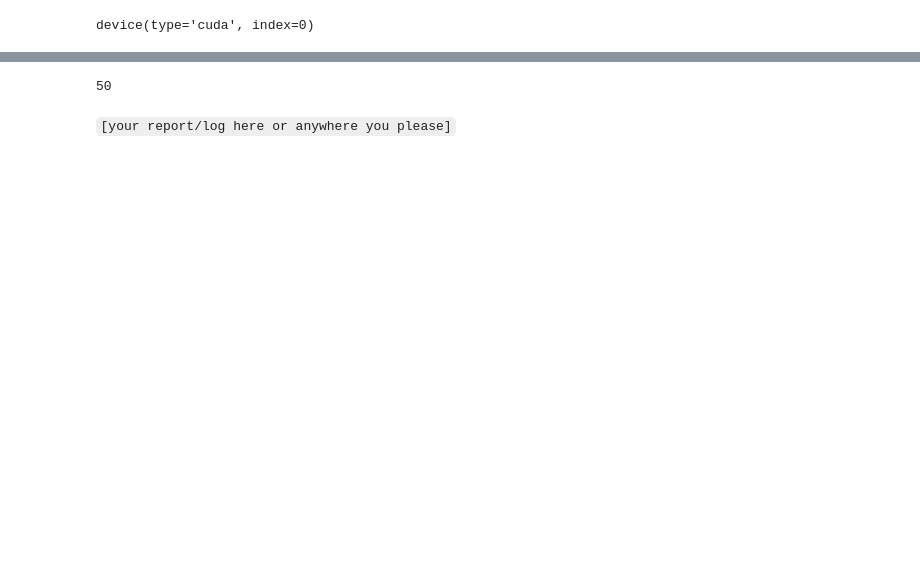
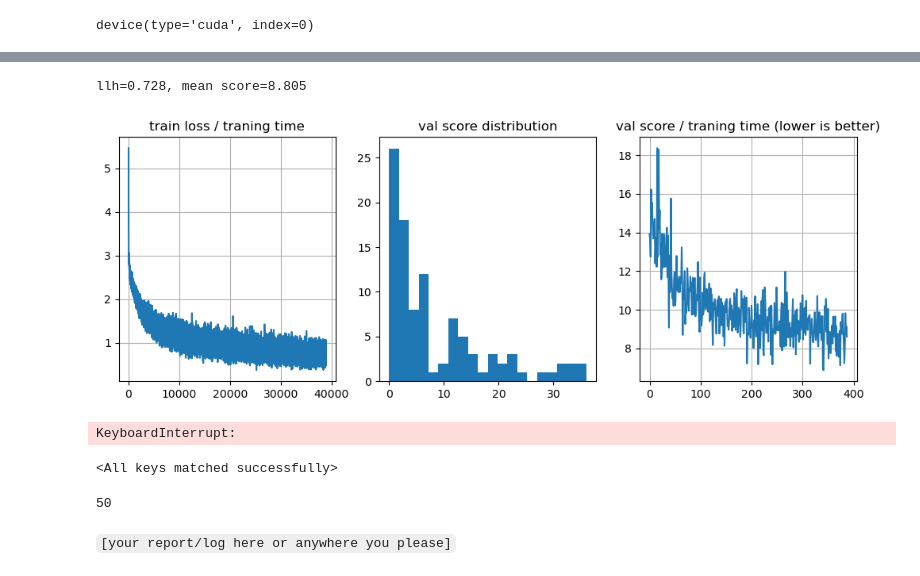
Before and after one commit to g0djan/Practical_RL, a Jupyter notebook: week07_seq2seq/practice_torch.ipynb, the cells around one changed output, grey strips where cells are left out. Cells and saved outputs as stored; diff of their text form; code cells hidden in the pictures; blank space fills up the shorter version.

```diff
--- a/week07_seq2seq/practice_torch.ipynb
+++ b/week07_seq2seq/practice_torch.ipynb
@@ -946,0 +1061,52 @@ llh=0.872, mean score=7.020
+# %%
+# loss_history = []
+# editdist_history = []
+# entropy_history = []
+# model = NewTranslationModel(inp_voc, out_voc, 64, 256)
+# opt = torch.optim.Adam(model.parameters())
+crossed_threshold = False
+count = 0
+for i in trange(50000):
+    loss = compute_loss_on_batch(*sample_batch(train_words, word_to_translation, 32))
+
+    # train with backprop
+    loss.backward()
+    total_norm = nn.utils.clip_grad_norm_(model.parameters(), max_norm=1)
+    # if total_norm > 0.8:
+    #     crossed_threshold = True
+
+    # if crossed_threshold:
+    #     count += 1
+    #     print("0.8 was crossed by total norm: ", count, i)
+    # print("total norm: ", float(total_norm))
+
+
+    opt.step()
+    opt.zero_grad()
+
+    loss_history.append(loss.item())
+
+    if (i+1) % REPORT_FREQ == 0:
+        clear_output(True)
+
+        current_scores = score(test_words)
+        editdist_history.append(current_scores.mean())
+        print("llh=%.3f, mean score=%.3f" %
+              (np.mean(loss_history[-10:]), np.mean(editdist_history[-10:])))
+        plt.figure(figsize=(12, 4))
+        plt.subplot(131)
+        plt.title('train loss / traning time')
+        plt.plot(loss_history)
+        plt.grid()
+        plt.subplot(132)
+        plt.title('val score distribution')
+        plt.hist(current_scores, bins=20)
+        plt.subplot(133)
+        plt.title('val score / traning time (lower is better)')
+        plt.plot(editdist_history)
+        plt.grid()
+        plt.show()
+# %% [output]
+llh=0.728, mean score=8.805
+[figure, added]
+KeyboardInterrupt:
@@ -947,3 +1115,8 @@ llh=0.872, mean score=7.020
+# %%
+model = NewTranslationModel(inp_voc, out_voc, 64, 256)
+model.load_state_dict(torch.load("lstm_pretraining_hard"))
+# %% [output]
+<All keys matched successfully>
 # %%
 print(MAX_OUTPUT_LENGTH)
 # %% [output]
```
Also changed, not shown: parts of 62 cells of this notebook, 8 other files.
